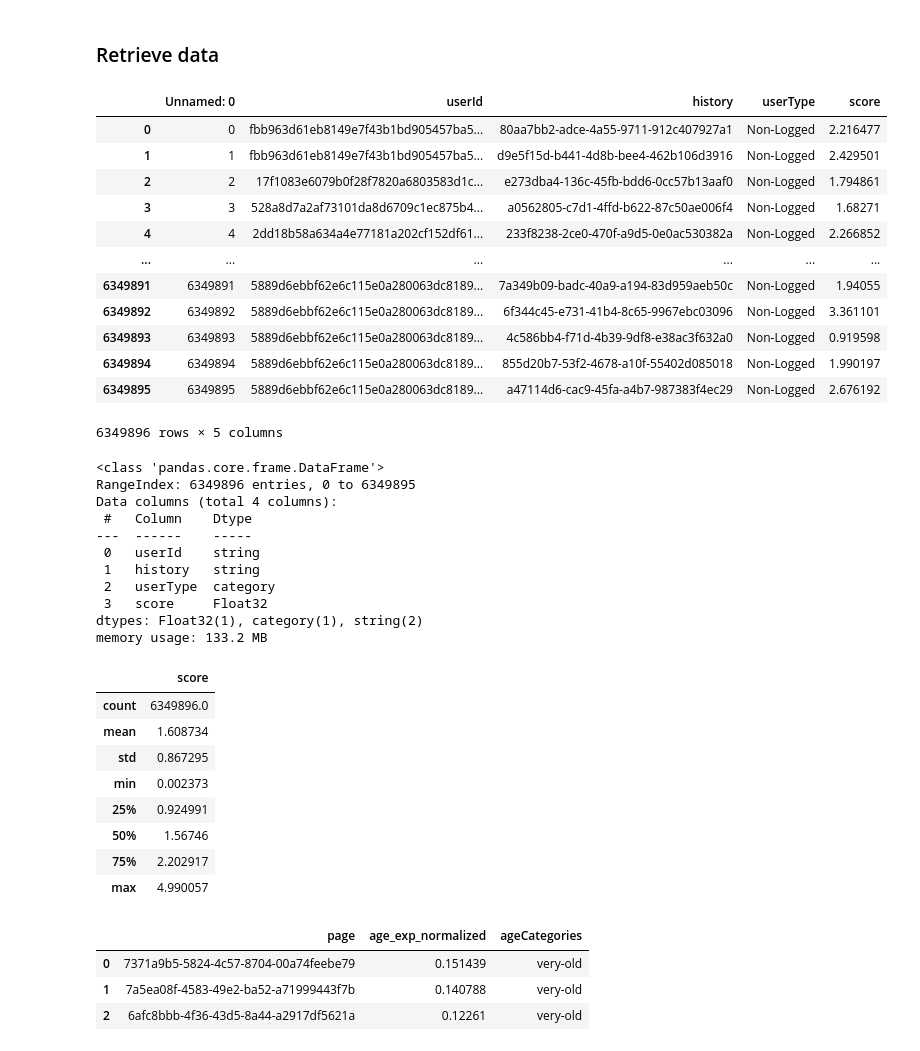
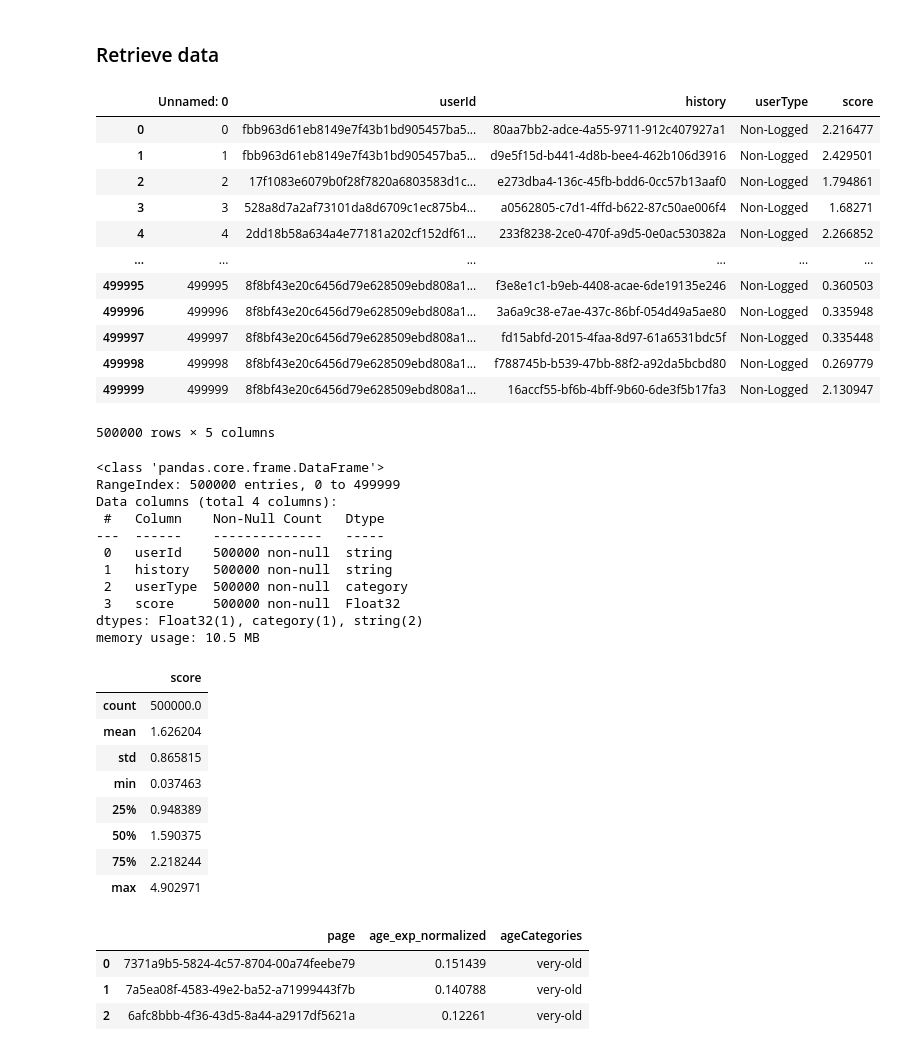
Before and after one commit to raianeli25/tech_challenge_5, a Jupyter notebook: recommendation/3_training_model.ipynb, the cells around one changed output. Cells and saved outputs as stored; diff of their text form; code cells hidden in the pictures.

```diff
--- a/recommendation/3_training_model.ipynb
+++ b/recommendation/3_training_model.ipynb
@@ -60,50 +142,50 @@ dtype_df_train_score = {
 # %%
 import pandas as pd
 
-df_ratings = pd.read_csv(config["DF_TRAIN_SCORES"], dtype=dtype_df_train_score)
-# df_ratings = pd.read_csv(config["DF_TRAIN_SCORES"], dtype=dtype_df_train_score, nrows=500000)
+# df_ratings = pd.read_csv(config["DF_TRAIN_SCORES"], dtype=dtype_df_train_score)
+df_ratings = pd.read_csv(config["DF_TRAIN_SCORES"], dtype=dtype_df_train_score, nrows=500000)
 df_ratings
 # %% [output]
 |  | Unnamed: 0 | userId | history | userType | score |
 | 0 | 0 | fbb963d61eb8149e7f43b1bd905457ba5... | 80aa7bb2-adce-4a55-9711-912c407927a1 | Non-Logged | 2.216477 |
 | 1 | 1 | fbb963d61eb8149e7f43b1bd905457ba5... | d9e5f15d-b441-4d8b-bee4-462b106d3916 | Non-Logged | 2.429501 |
 | 2 | 2 | 17f1083e6079b0f28f7820a6803583d1c... | e273dba4-136c-45fb-bdd6-0cc57b13aaf0 | Non-Logged | 1.794861 |
 | 3 | 3 | 528a8d7a2af73101da8d6709c1ec875b4... | a0562805-c7d1-4ffd-b622-87c50ae006f4 | Non-Logged | 1.68271 |
 | 4 | 4 | 2dd18b58a634a4e77181a202cf152df61... | 233f8238-2ce0-470f-a9d5-0e0ac530382a | Non-Logged | 2.266852 |
 | ... | ... | ... | ... | ... | ... |
-| 6349891 | 6349891 | 5889d6ebbf62e6c115e0a280063dc8189... | 7a349b09-badc-40a9-a194-83d959aeb50c | Non-Logged | 1.94055 |
-| 6349892 | 6349892 | 5889d6ebbf62e6c115e0a280063dc8189... | 6f344c45-e731-41b4-8c65-9967ebc03096 | Non-Logged | 3.361101 |
-| 6349893 | 6349893 | 5889d6ebbf62e6c115e0a280063dc8189... | 4c586bb4-f71d-4b39-9df8-e38ac3f632a0 | Non-Logged | 0.919598 |
-| 6349894 | 6349894 | 5889d6ebbf62e6c115e0a280063dc8189... | 855d20b7-53f2-4678-a10f-55402d085018 | Non-Logged | 1.990197 |
-| 6349895 | 6349895 | 5889d6ebbf62e6c115e0a280063dc8189... | a47114d6-cac9-45fa-a4b7-987383f4ec29 | Non-Logged | 2.676192 |
+| 499995 | 499995 | 8f8bf43e20c6456d79e628509ebd808a1... | f3e8e1c1-b9eb-4408-acae-6de19135e246 | Non-Logged | 0.360503 |
+| 499996 | 499996 | 8f8bf43e20c6456d79e628509ebd808a1... | 3a6a9c38-e7ae-437c-86bf-054d49a5ae80 | Non-Logged | 0.335948 |
+| 499997 | 499997 | 8f8bf43e20c6456d79e628509ebd808a1... | fd15abfd-2015-4faa-8d97-61a6531bdc5f | Non-Logged | 0.335448 |
+| 499998 | 499998 | 8f8bf43e20c6456d79e628509ebd808a1... | f788745b-b539-47bb-88f2-a92da5bcbd80 | Non-Logged | 0.269779 |
+| 499999 | 499999 | 8f8bf43e20c6456d79e628509ebd808a1... | 16accf55-bf6b-4bff-9b60-6de3f5b17fa3 | Non-Logged | 2.130947 |
-6349896 rows × 5 columns
+500000 rows × 5 columns
 # %%
 df_ratings.drop(columns=["Unnamed: 0"],inplace=True)
 df_ratings.info()
 # %% [output]
 <class 'pandas.core.frame.DataFrame'>
-RangeIndex: 6349896 entries, 0 to 6349895
+RangeIndex: 500000 entries, 0 to 499999
 Data columns (total 4 columns):
- #   Column    Dtype
----  ------    -----
- 0   userId    string
- 1   history   string
- 2   userType  category
- 3   score     Float32
+ #   Column    Non-Null Count   Dtype
+---  ------    --------------   -----
+ 0   userId    500000 non-null  string
+ 1   history   500000 non-null  string
+ 2   userType  500000 non-null  category
+ 3   score     500000 non-null  Float32
 dtypes: Float32(1), category(1), string(2)
-memory usage: 133.2 MB
+memory usage: 10.5 MB
 # %%
 df_ratings.describe()
 # %% [output]
 |  | score |
-| count | 6349896.0 |
-| mean | 1.608734 |
-| std | 0.867295 |
-| min | 0.002373 |
-| 25% | 0.924991 |
-| 50% | 1.56746 |
-| 75% | 2.202917 |
-| max | 4.990057 |
+| count | 500000.0 |
+| mean | 1.626204 |
+| std | 0.865815 |
+| min | 0.037463 |
+| 25% | 0.948389 |
+| 50% | 1.590375 |
+| 75% | 2.218244 |
+| max | 4.902971 |
 # %%
 dtype_df_items = {
 "page" : 'string',
```
Also changed, not shown: parts of 13 cells of this notebook, 5 other files.
